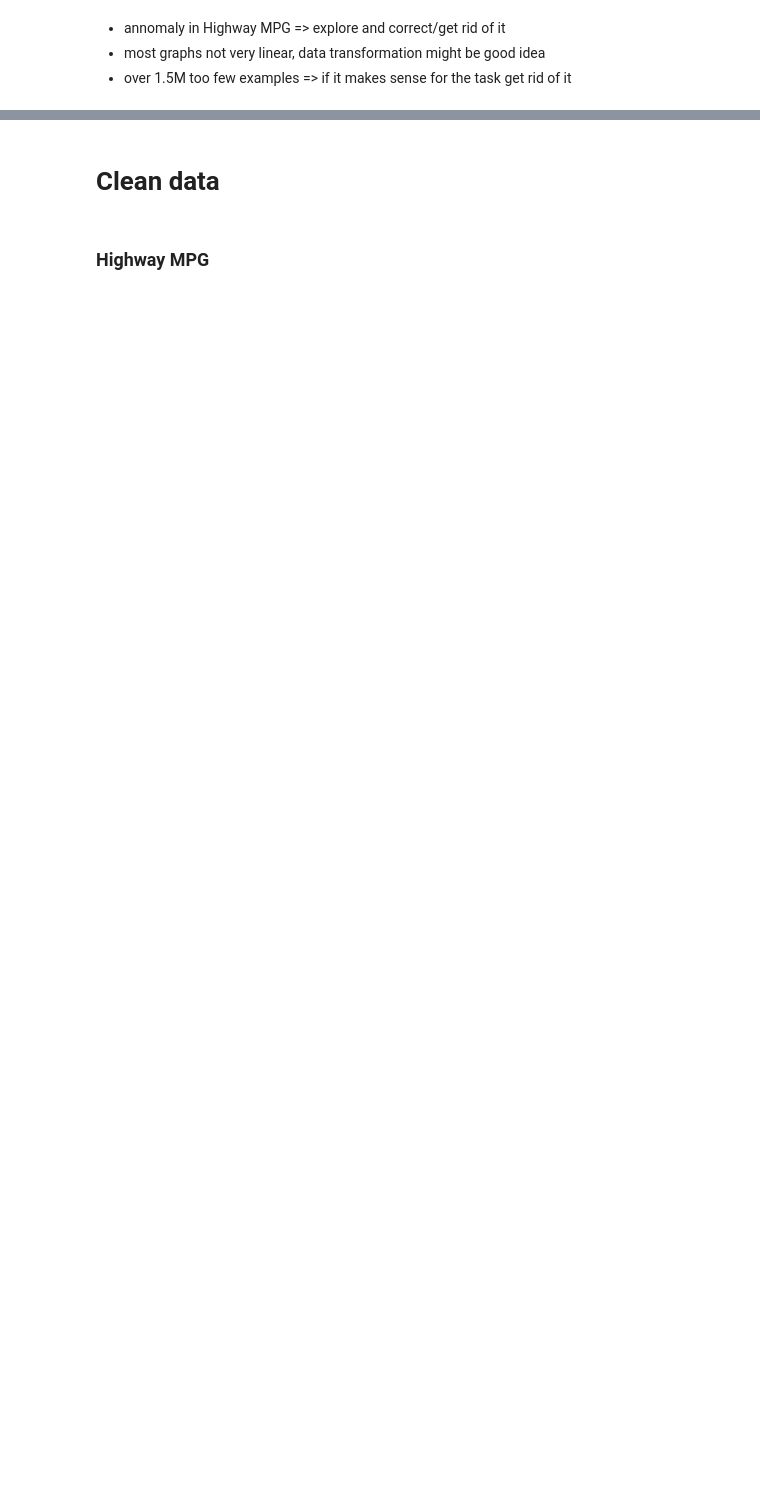
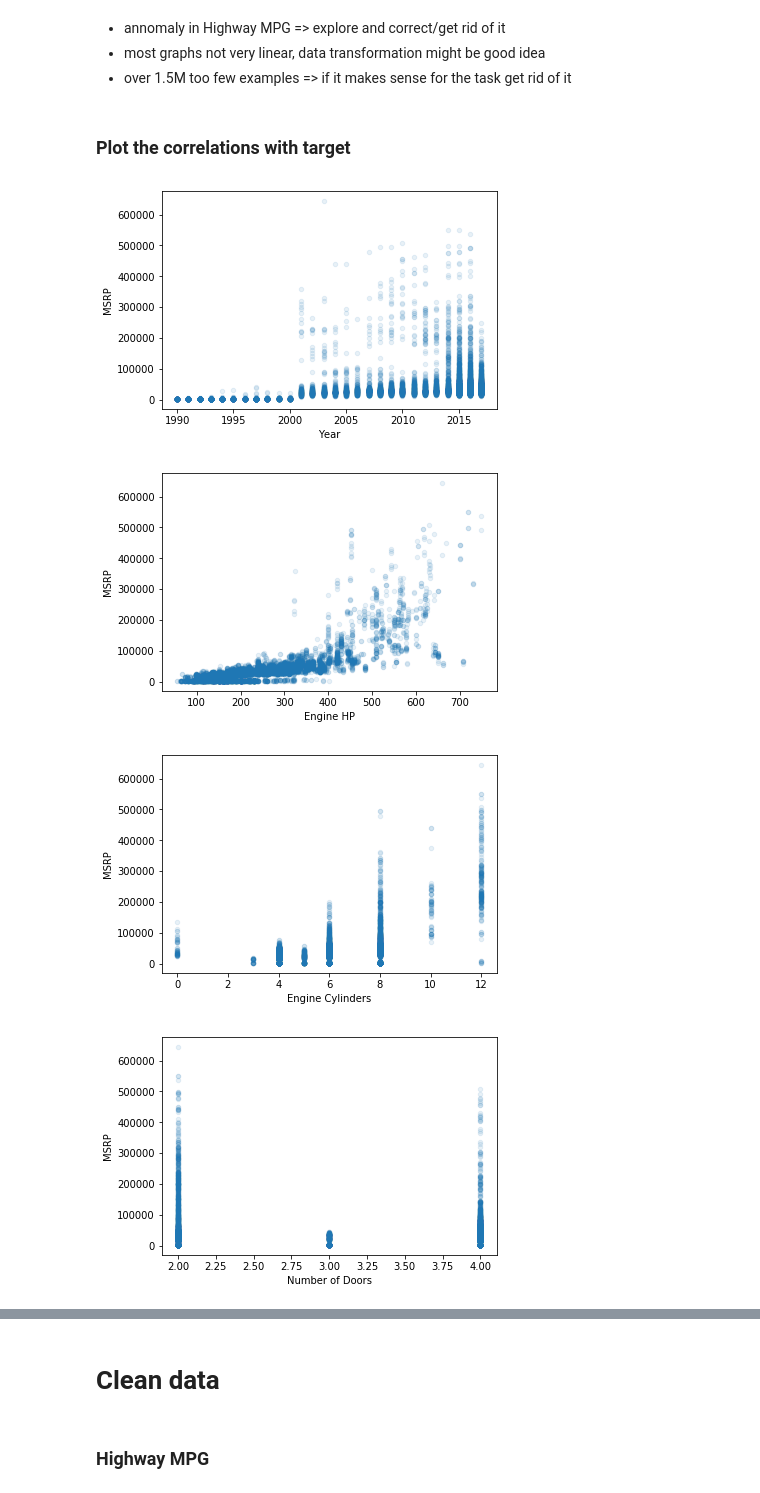
Before and after one commit to tomasprinda/ml-workshop-1, a Jupyter notebook: data_analysis.ipynb, the cells around one changed output, grey strips where cells are left out. Drawn from its saved outputs; the diff is of its cells as text; code cells hidden in the pictures; blank space fills up the shorter version.

```diff
--- a/data_analysis.ipynb
+++ b/data_analysis.ipynb
@@ -189,7 +193,7 @@ Last colums tells me the potencial of the signal for prediction
 # %% [markdown]
 ### Get the most correlating pairs
 # %%
-CORR_THRESHOLD = 0.5
+CORR_THRESHOLD = 0.2
 
 most_correlated_pairs = []
 
@@ -231,3 +247,13 @@ for col1, col2, val in most_correlated_pairs:
 - annomaly in Highway MPG => explore and correct/get rid of it
 - most graphs not very linear, data transformation might be good idea
 - over 1.5M too few examples => if it makes sense for the task get rid of it
+# %% [markdown]
+### Plot the correlations with target
+# %%
+for col1 in numerical:
+    df.plot.scatter(x=col1, y="MSRP", alpha=0.1)
+# %% [output]
+[figure, added]
+[figure, added]
+[figure, added]
+[figure, added]
```
Also changed, not shown: parts of 8 cells of this notebook, 4 other files.
